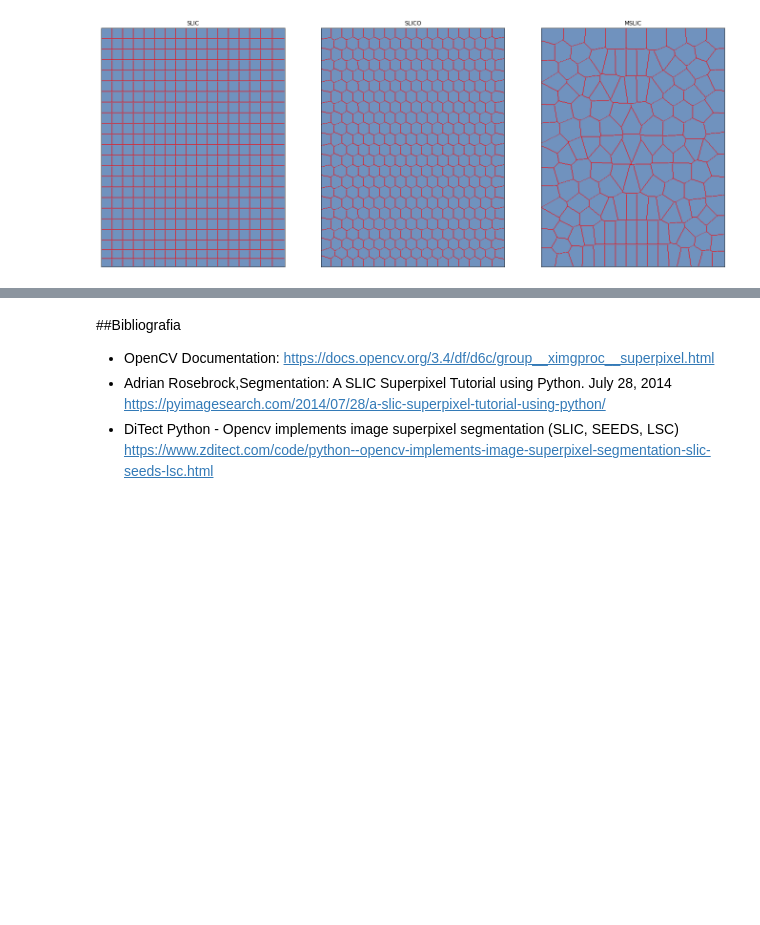
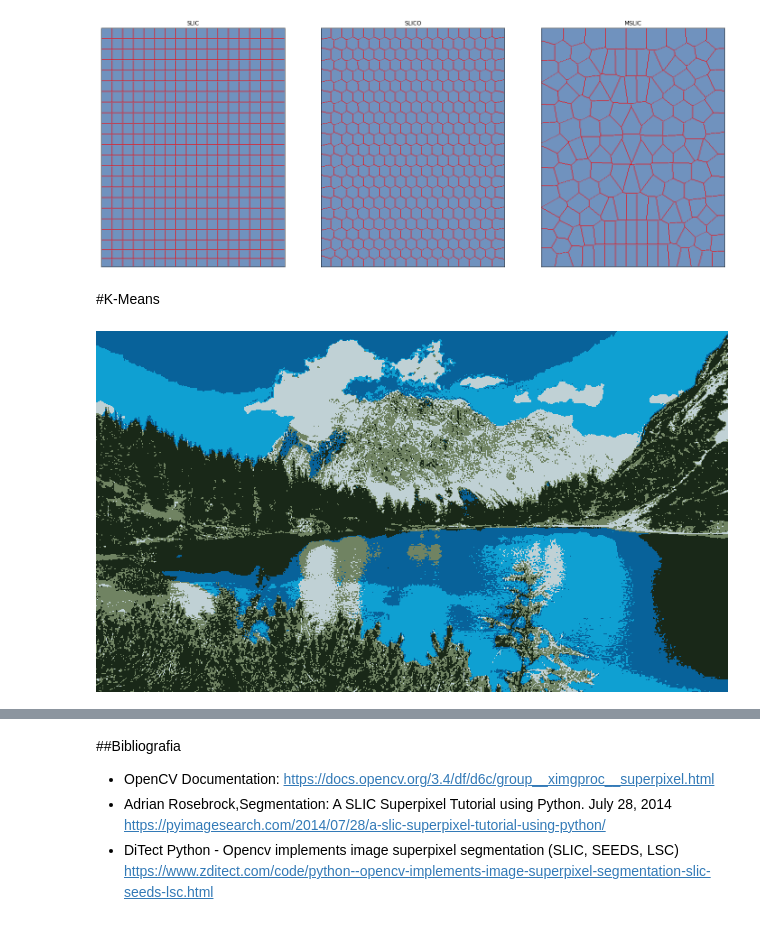
Before and after one commit to aalr007/VisionComputacional, a Jupyter notebook: SuperpixelesEquipo6.ipynb, the cells around one changed output, grey strips where cells are left out. Cells and saved outputs as stored; diff of their text form; code cells hidden in the pictures; blank space fills up the shorter version.

```diff
--- a/SuperpixelesEquipo6.ipynb
+++ b/SuperpixelesEquipo6.ipynb
@@ -248,3 +253,36 @@ for i in range(3):
 plt.show()
 # %% [output]
 [figure]
+# %% [markdown]
+#K-Means
+# %%
+img = cv2.imread("sample_data/image.jpg")
+#img = cv2.cvtColor(img, cv2.COLOR_BGR2RGB)
+# %%
+# Reshaping the image into a 2D array of pixels and 3 color values (RGB)
+pixel_vals = img.reshape((-1,3))
+ # Convert to float type
+pixel_vals = np.float32(pixel_vals)
+# %%
+#the below line of code defines the criteria for the algorithm to stop running,
+#cv.TERM_CRITERIA_EPS - stop the algorithm iteration if specified accuracy, epsilon, is reached.
+#cv.TERM_CRITERIA_MAX_ITER - stop the algorithm after the specified number of iterations, max_iter.
+#which will happen is 100 iterations are run or the epsilon (which is the required accuracy)
+#becomes 85%
+criteria = (cv2.TERM_CRITERIA_EPS + cv2.TERM_CRITERIA_MAX_ITER, 100, 0.85)
+
+# then perform k-means clustering with number of clusters defined as 3
+#also random centres are initially choosed for k-means clustering
+k = 5
+retval, labels, centers = cv2.kmeans(pixel_vals, k, None, criteria, 10, cv2.KMEANS_RANDOM_CENTERS)
+
+# convert data into 8-bit values
+centers = np.uint8(centers)
+segmented_data = centers[labels.flatten()]
+
+# reshape data into the original image dimensions
+segmented_image = segmented_data.reshape((img.shape))
+
+cv2_imshow(segmented_image)
+# %% [output]
+[figure, added]
```
Also changed, not shown: parts of 6 cells of this notebook.
